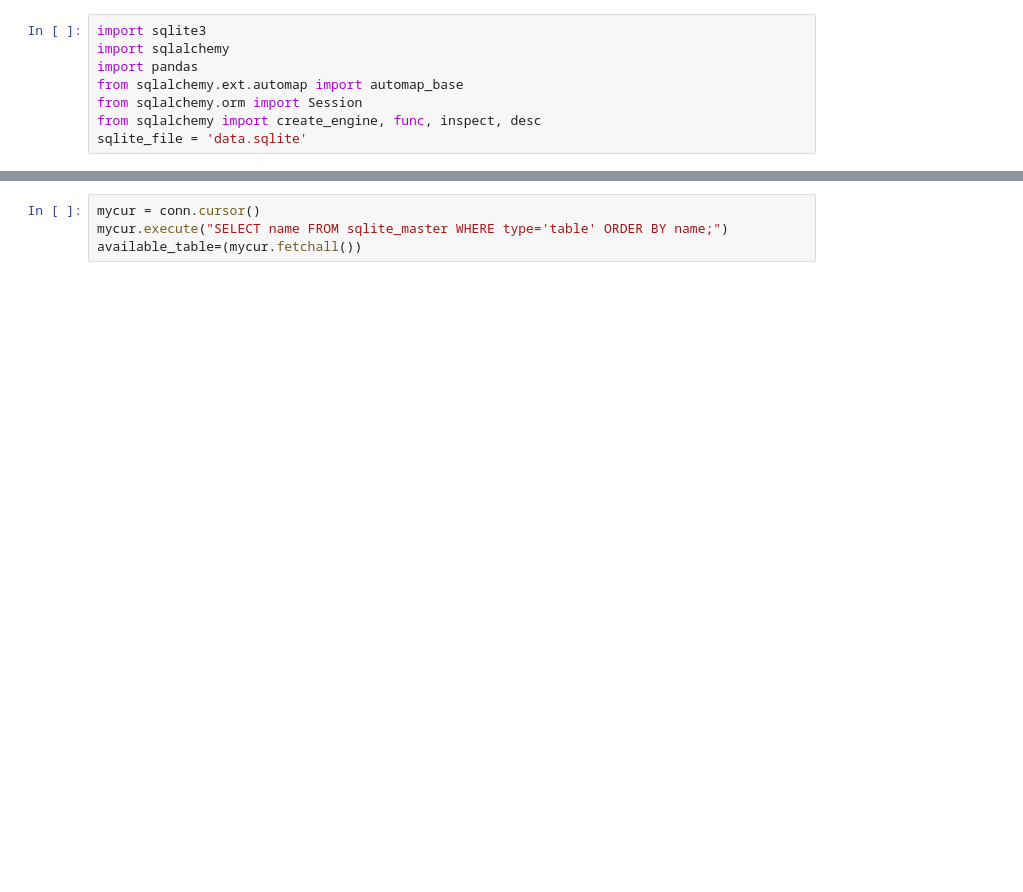
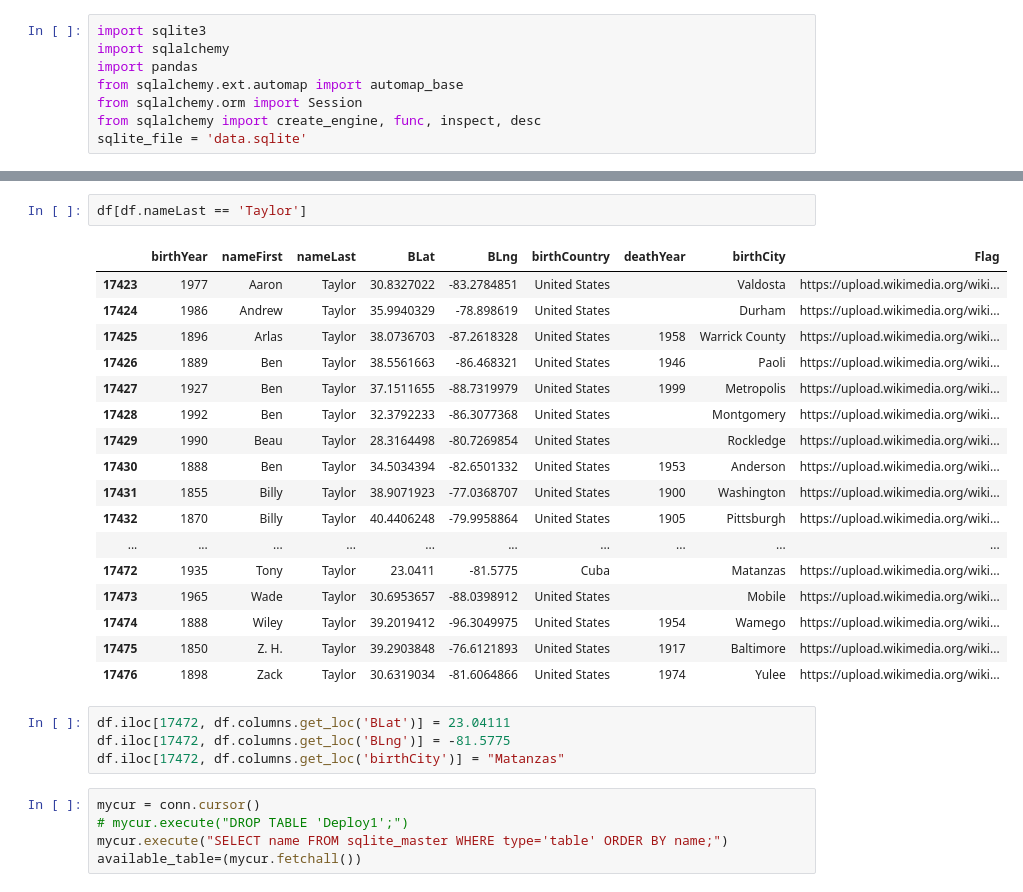
Before and after one commit to TrevorCap/BaseballVisualization, a Jupyter notebook: baseballBirthsDeaths/db/Reader.ipynb, the cells around one changed output, grey strips where cells are left out. Drawn from its saved outputs; the diff is of its cells as text; blank space fills up the shorter version.

```diff
--- a/baseballBirthsDeaths/db/Reader.ipynb
+++ b/baseballBirthsDeaths/db/Reader.ipynb
@@ -34,5 +34,30 @@ df
+# %%
+df[df.nameLast == 'Taylor']
+# %% [output]
+|  | birthYear | nameFirst | nameLast | BLat | BLng | birthCountry | deathYear | birthCity | Flag |
+| 17423 | 1977 | Aaron | Taylor | 30.8327022 | -83.2784851 | United States |  | Valdosta | https://upload.wikimedia.org/wiki... |
+| 17424 | 1986 | Andrew | Taylor | 35.9940329 | -78.898619 | United States |  | Durham | https://upload.wikimedia.org/wiki... |
+| 17425 | 1896 | Arlas | Taylor | 38.0736703 | -87.2618328 | United States | 1958 | Warrick County | https://upload.wikimedia.org/wiki... |
+| 17426 | 1889 | Ben | Taylor | 38.5561663 | -86.468321 | United States | 1946 | Paoli | https://upload.wikimedia.org/wiki... |
+| 17427 | 1927 | Ben | Taylor | 37.1511655 | -88.7319979 | United States | 1999 | Metropolis | https://upload.wikimedia.org/wiki... |
+| 17428 | 1992 | Ben | Taylor | 32.3792233 | -86.3077368 | United States |  | Montgomery | https://upload.wikimedia.org/wiki... |
+| 17429 | 1990 | Beau | Taylor | 28.3164498 | -80.7269854 | United States |  | Rockledge | https://upload.wikimedia.org/wiki... |
+| 17430 | 1888 | Ben | Taylor | 34.5034394 | -82.6501332 | United States | 1953 | Anderson | https://upload.wikimedia.org/wiki... |
+| 17431 | 1855 | Billy | Taylor | 38.9071923 | -77.0368707 | United States | 1900 | Washington | https://upload.wikimedia.org/wiki... |
+| 17432 | 1870 | Billy | Taylor | 40.4406248 | -79.9958864 | United States | 1905 | Pittsburgh | https://upload.wikimedia.org/wiki... |
+| ... | ... | ... | ... | ... | ... | ... | ... | ... | ... |
+| 17472 | 1935 | Tony | Taylor | 23.0411 | -81.5775 | Cuba |  | Matanzas | https://upload.wikimedia.org/wiki... |
+| 17473 | 1965 | Wade | Taylor | 30.6953657 | -88.0398912 | United States |  | Mobile | https://upload.wikimedia.org/wiki... |
+| 17474 | 1888 | Wiley | Taylor | 39.2019412 | -96.3049975 | United States | 1954 | Wamego | https://upload.wikimedia.org/wiki... |
+| 17475 | 1850 | Z. H. | Taylor | 39.2903848 | -76.6121893 | United States | 1917 | Baltimore | https://upload.wikimedia.org/wiki... |
+| 17476 | 1898 | Zack | Taylor | 30.6319034 | -81.6064866 | United States | 1974 | Yulee | https://upload.wikimedia.org/wiki... |
+# %%
+df.iloc[17472, df.columns.get_loc('BLat')] = 23.04111
+df.iloc[17472, df.columns.get_loc('BLng')] = -81.5775
+df.iloc[17472, df.columns.get_loc('birthCity')] = "Matanzas"
 # %%
 mycur = conn.cursor()
+# mycur.execute("DROP TABLE 'Deploy1';")
 mycur.execute("SELECT name FROM sqlite_master WHERE type='table' ORDER BY name;")
 available_table=(mycur.fetchall())
 # %%
```
Also changed, not shown: parts of 6 cells of this notebook, 1 other file.
